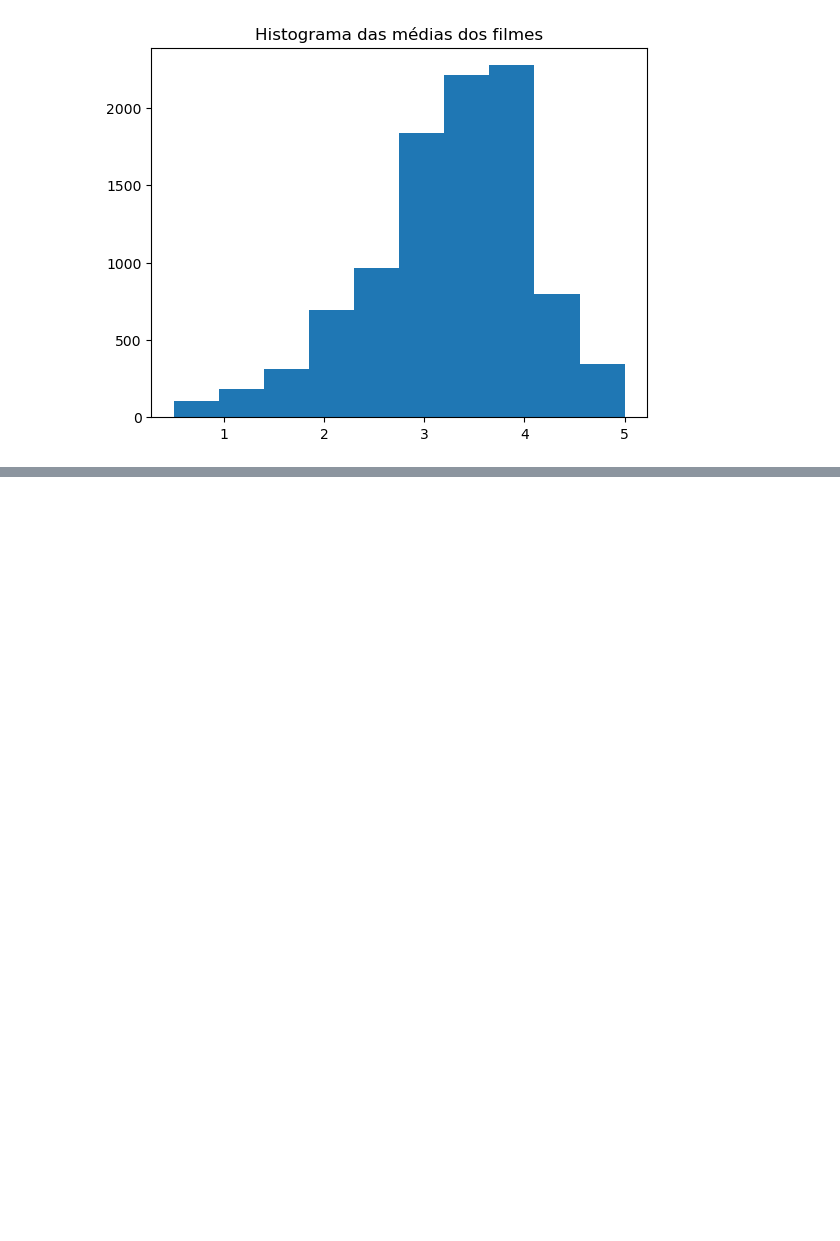
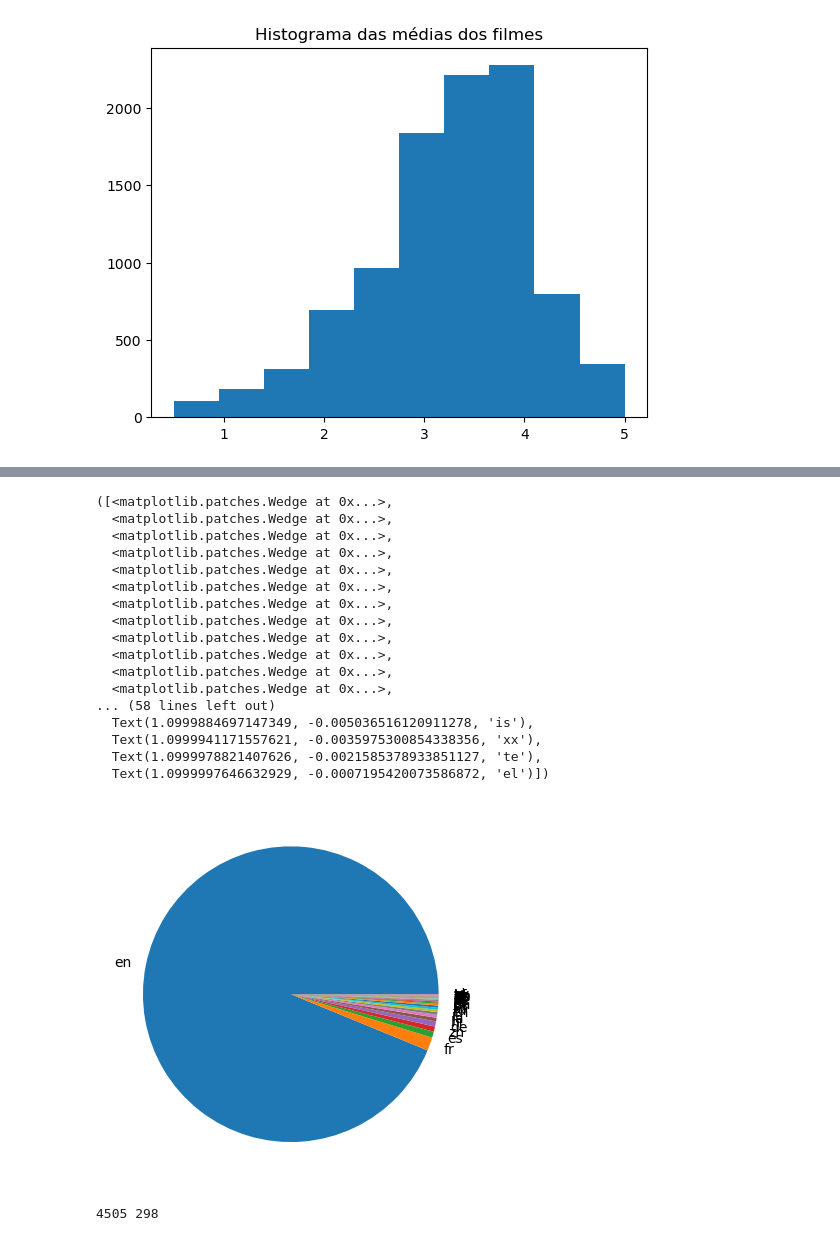
Before and after one commit to DiegoRodrigues007/Data-Science, a Jupyter notebook: teste.ipynb, the cells around one changed output, grey strips where cells are left out. Drawn from its saved outputs; the diff is of its cells as text; code cells hidden in the pictures; blank space fills up the shorter version.

```diff
--- a/teste.ipynb
+++ b/teste.ipynb
@@ -184,0 +240,30 @@ Text(0.5, 1.0, 'Histograma das médias dos filmes')
+# %%
+plt.pie(contagem_de_linguas['total'], labels = contagem_de_linguas['original_language'])
+# %% [output]
+([<matplotlib.patches.Wedge at 0x...>,
+  <matplotlib.patches.Wedge at 0x...>,
+  <matplotlib.patches.Wedge at 0x...>,
+  <matplotlib.patches.Wedge at 0x...>,
+  <matplotlib.patches.Wedge at 0x...>,
+  <matplotlib.patches.Wedge at 0x...>,
+  <matplotlib.patches.Wedge at 0x...>,
+  <matplotlib.patches.Wedge at 0x...>,
+  <matplotlib.patches.Wedge at 0x...>,
+  <matplotlib.patches.Wedge at 0x...>,
+  <matplotlib.patches.Wedge at 0x...>,
+  <matplotlib.patches.Wedge at 0x...>,
+... (58 lines left out)
+  Text(1.0999884697147349, -0.005036516120911278, 'is'),
+  Text(1.0999941171557621, -0.0035975300854338356, 'xx'),
+  Text(1.0999978821407626, -0.0021585378933851127, 'te'),
+  Text(1.0999997646632929, -0.0007195420073586872, 'el')])
+[figure, added]
+# %%
+total_por_lingua= tmdb['original_language'].value_counts()
+total_geral =  total_por_lingua.sum() # 4803 o valor total
+total_ingles = total_por_lingua.loc['en'] # o valor total é 4505
+total_do_resto = total_geral - total_ingles # o valor é 298
+
+print(total_ingles, total_do_resto)
+# %% [output]
+4505 298
```
Also changed, not shown: parts of 10 cells of this notebook, 1 other file.
